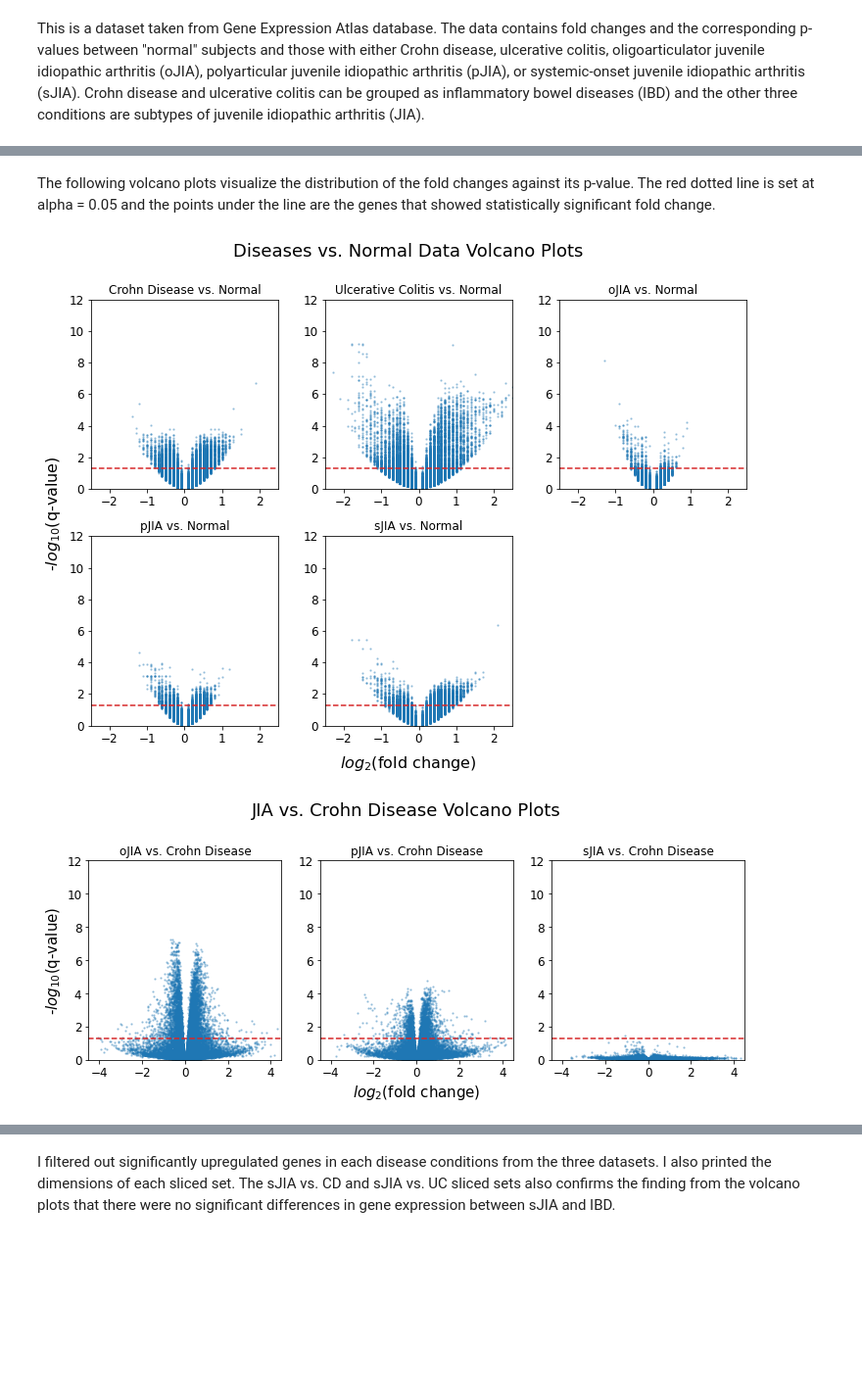
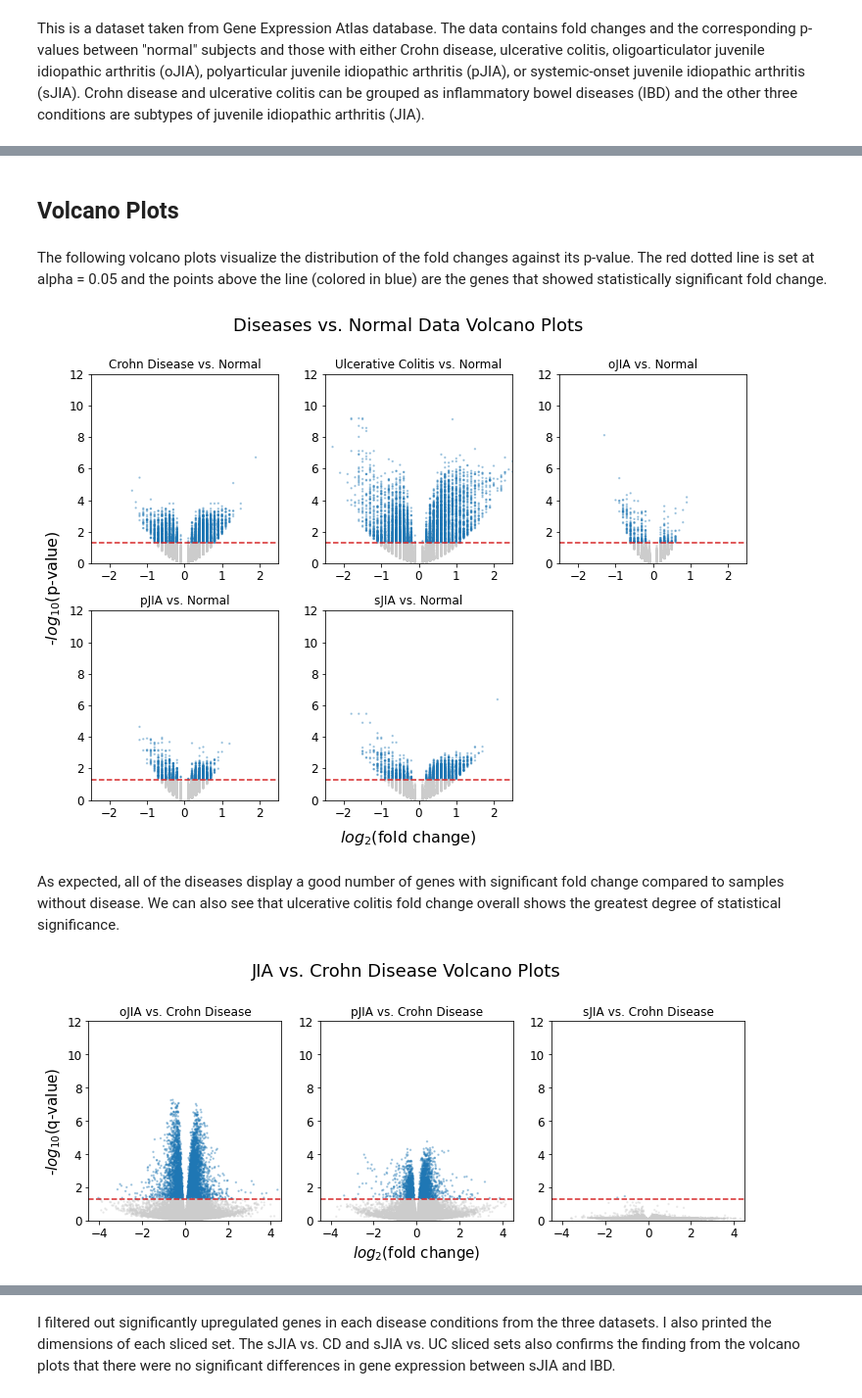
Before and after one commit to emmayu18/Functional-Genomics-Project, a Jupyter notebook: final_project.ipynb, the cells around one changed output, grey strips where cells are left out. Shown: that part at 98% size. Drawn from its saved outputs; the diff is of its cells as text; code cells hidden in the pictures; blank space fills up the shorter version.

```diff
--- a/final_project.ipynb
+++ b/final_project.ipynb
@@ -111,6 +112,16 @@ def norm_tmm(counts, columns_to_norm, ref_col=None):
     norm_counts[counts.columns[~counts.columns.isin(columns_to_norm)]] = counts[counts.columns[~counts.columns.isin(columns_to_norm)]]
     return norm_counts
 # %%
+# array containing disease name and how it's spelled in the dataset
+diseases = [["'Crohn disease'", "Crohn Disease", "Crohn Disease"],
+            ["'ulcerative colitis (disease)'", "Ulcerative Colitis", "Ulcerative Colitis"],
+            ["'oligoarticular juvenile idiopathic arthritis'", "Oligoarticular Juvenile Idiopathic Arthritis",
+             "oJIA"],
+            ["'polyarticular juvenile idiopathic arthritis'", "Polyarticular Juvenile Idiopathic Arthritis",
+             "pJIA"],
+            ["'systemic-onset juvenile idiopathic arthritis'", "Systemic-onset Juvenile Idiopathic Arthritis",
+             "sJIA"]]
+
 # import raw count and experiment design datasets
 counts = pd.read_csv('data/E-GEOD-112057-raw-counts.tsv', sep='\t').drop("Gene ID", axis = 1)
 counts = counts.dropna(subset=['Gene Name'])
@@ -173,19 +184,19 @@ for i in range(len(cols)):
         counts_norm[cols[i]].loc[counts_norm[cols[i]] > 1] = 1.0
 
 # separate Crohn disease and ulcerative colitis data into two dataframes
-de_df_cd = counts_norm[["'oligoarticular juvenile idiopathic arthritis' vs 'Crohn disease' .foldChange",
+de_df_cd = counts_norm[["Gene Name",
+                        "'oligoarticular juvenile idiopathic arthritis' vs 'Crohn disease' .foldChange",
                         "'oligoarticular juvenile idiopathic arthritis' vs 'Crohn disease'.pValue",
                         "'polyarticular juvenile idiopathic arthritis' vs 'Crohn disease' .foldChange",
                         "'polyarticular juvenile idiopathic arthritis' vs 'Crohn disease'.pValue",
                         "'systemic-onset juvenile idiopathic arthritis' vs 'Crohn disease' .foldChange",
-                        "'systemic-onset juvenile idiopathic arthritis' vs 'Crohn disease'.pValue",
-                        "Gene Name"]]
+                        "'systemic-onset juvenile idiopathic arthritis' vs 'Crohn disease'.pValue"]]
 
-de_df_uc = counts_norm[["'oligoarticular juvenile idiopathic arthritis' vs 'ulcerative colitis (disease)' .foldChange",
+de_df_uc = counts_norm[["Gene Name",
+                        "'oligoarticular juvenile idiopathic arthritis' vs 'ulcerative colitis (disease)' .foldChange",
                         "'oligoarticular juvenile idiopathic arthritis' vs 'ulcerative colitis (disease)'.pValue",
                         "'polyarticular juvenile idiopathic arthritis' vs 'ulcerative colitis (disease)' .foldChange",
                         "'polyarticular juvenile idiopathic arthritis' vs 'ulcerative colitis (disease)'.pValue",
                         "'systemic-onset juvenile idiopathic arthritis' vs 'ulcerative colitis (disease)' .foldChange",
-                        "'systemic-onset juvenile idiopathic arthritis' vs 'ulcerative colitis (disease)'.pValue",
-                        "Gene Name"]]
+                        "'systemic-onset juvenile idiopathic arthritis' vs 'ulcerative colitis (disease)'.pValue"]]
 # %% [markdown]
@@ -231,9 +273,11 @@ de_df_uc
+# %% [markdown]
+## Volcano Plots
 # %% [markdown]
-The following volcano plots visualize the distribution of the fold changes against its p-value. The red dotted line is set at alpha = 0.05 and the points under the line are the genes that showed statistically significant fold change.
+The following volcano plots visualize the distribution of the fold changes against its p-value. The red dotted line is set at alpha = 0.05 and the points above the line (colored in blue) are the genes that showed statistically significant fold change.
 # %%
 fig = plt.figure(figsize=(12,8))
 fig.suptitle("Diseases vs. Normal Data Volcano Plots", fontsize=18)
-fig.text(0.07, 0.5, r'-$log_{10}$(q-value)', va='center', rotation='vertical', fontsize=16)
+fig.text(0.07, 0.5, r'-$log_{10}$(p-value)', va='center', rotation='vertical', fontsize=16)
 fig.text(0.5, 0.05, r'$log_2$(fold change)', ha='center', fontsize=16)
 
 gs = GridSpec(2, 3, wspace=0.25, hspace=0.25)
@@ -246,38 +290,42 @@ ax5 = fig.add_subplot(gs[4])
 axes = [ax1, ax2, ax3, ax4, ax5]
 
 for i in range(5):
+    col = np.where(-np.log10(de_df[diseases[i][0] + " vs 'normal'.pValue"])>-np.log10(0.05), 'C0', '0.8')
     axes[i].scatter(de_df[diseases[i][0] + " vs 'normal' .foldChange"],
                    -np.log10(de_df[diseases[i][0] + " vs 'normal'.pValue"]),
-                   alpha=0.3, s=2)
+                   alpha=0.3, s=2, c=col)
     axes[i].set_title(diseases[i][2] + ' vs. Normal')
     axes[i].set_ylim([0,12])
     axes[i].set_xlim([-2.5,2.5])
     axes[i].tick_params(labelsize=12)
     axes[i].axhline(-np.log10(0.05), color=sns.color_palette()[3], linestyle='dashed')
 # %% [output]
-[figure, old version]
+[figure, new version]
+# %% [markdown]
+As expected, all of the diseases display a good number of genes with significant fold change compared to samples without disease. We can also see that ulcerative colitis fold change overall shows the greatest degree of statistical significance.
 # %%
 fig = plt.figure(figsize=(12,3.75))
 fig.suptitle("JIA vs. Crohn Disease Volcano Plots", y=1.1, fontsize=18)
 
 gs = GridSpec(1, 3)
 ax1 = fig.add_subplot(gs[0])
 ax2 = fig.add_subplot(gs[1])
 ax3 = fig.add_subplot(gs[2])
 
 axes = [ax1, ax2, ax3]
 ax2.set_xlabel(r'$log_2$(fold change)', fontsize=15)
 ax1.set_ylabel(r'-$log_{10}$(q-value)', fontsize=15)
 for i in range(3):
+    col = np.where(-np.log10(de_df_cd[diseases[i+2][0] + " vs 'Crohn disease'.pValue"])>-np.log10(0.05), 'C0', '0.8')
     axes[i].scatter(de_df_cd[diseases[i+2][0] + " vs 'Crohn disease' .foldChange"],
                     -np.log10(de_df_cd[diseases[i+2][0] + " vs 'Crohn disease'.pValue"]),
-                    alpha=0.3, s=2)
+                    alpha=0.3, s=2, c=col)
     axes[i].set_title(diseases[i+2][2] + ' vs. Crohn Disease')
     axes[i].set_ylim([0,12])
     axes[i].set_xlim([-4.5,4.5])
     axes[i].tick_params(labelsize=12)
     axes[i].axhline(-np.log10(0.05), color=sns.color_palette()[3], linestyle='dashed')
 # %% [output]
-[figure, old version]
+[figure, new version]
 # %%
 fig = plt.figure(figsize=(12,3.75))
```
Also changed, not shown: parts of 79 cells of this notebook, 2 other files.
